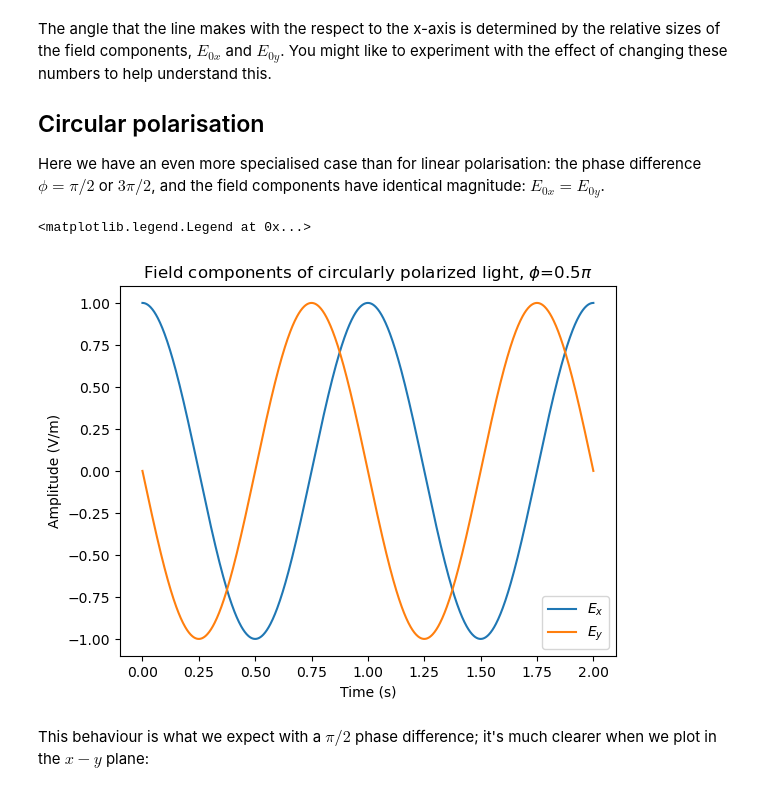
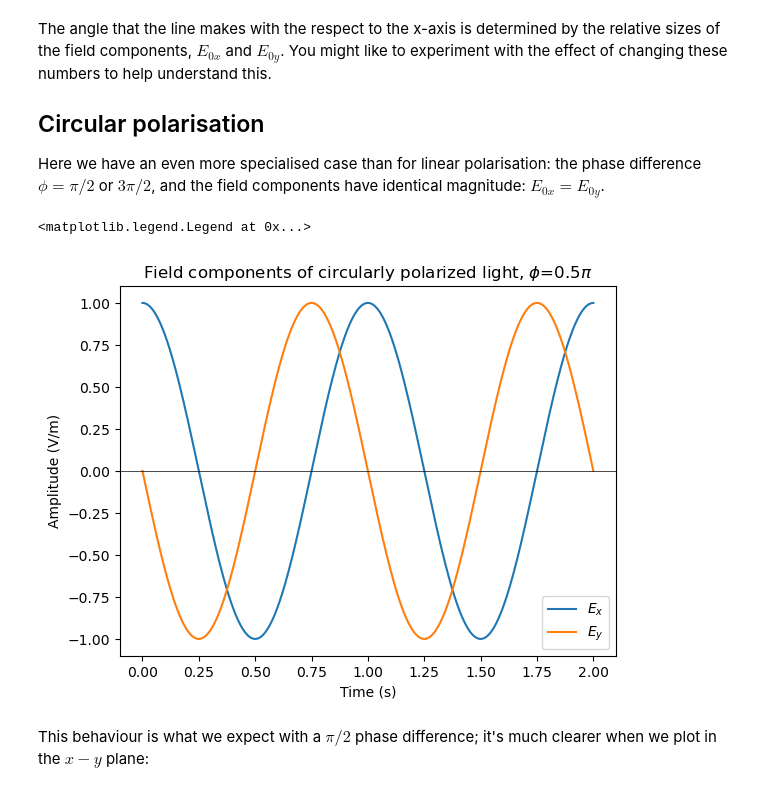
Before and after one commit to davidbowler/EMNotebooks, a Jupyter notebook: PolarisationOfLight.ipynb, the cells around one changed output. Saved outputs shown, nothing was run; the diff lists cells and outputs as text; code cells hidden in the pictures.

```diff
--- a/PolarisationOfLight.ipynb
+++ b/PolarisationOfLight.ipynb
@@ -76,13 +83,14 @@ Ey_circ = E0y_circ*np.cos(np.dot(k,pos) - omega*time+phi_x_circ - phi_circ)
 # %%
 plt.plot(time,Ex_circ,label=r'$E_{x}$')
 plt.plot(time,Ey_circ,label=r'$E_{y}$')
 plt.xlabel("Time (s)")
 plt.ylabel("Amplitude (V/m)")
+plt.axhline(c='k',lw=0.5)
 plt.title(f"Field components of circularly polarized light, $\phi$={phi_circ/np.pi}$\pi$")
 plt.legend()
 # %% [output]
 <matplotlib.legend.Legend at 0x...>
-[figure, old version]
+[figure, new version]
 # %% [markdown]
 This behaviour is what we expect with a $\pi/2$ phase difference; it's much clearer when we plot in the $x-y$ plane:
 # %%
```
Also changed, not shown: parts of 12 cells of this notebook, 1 other file.
